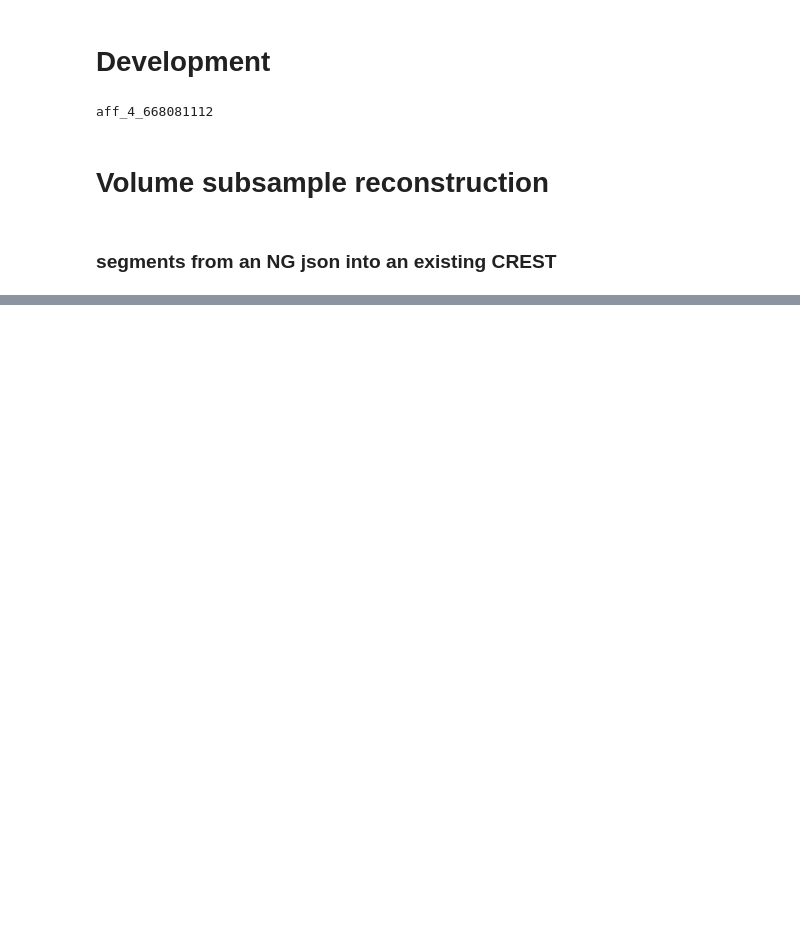
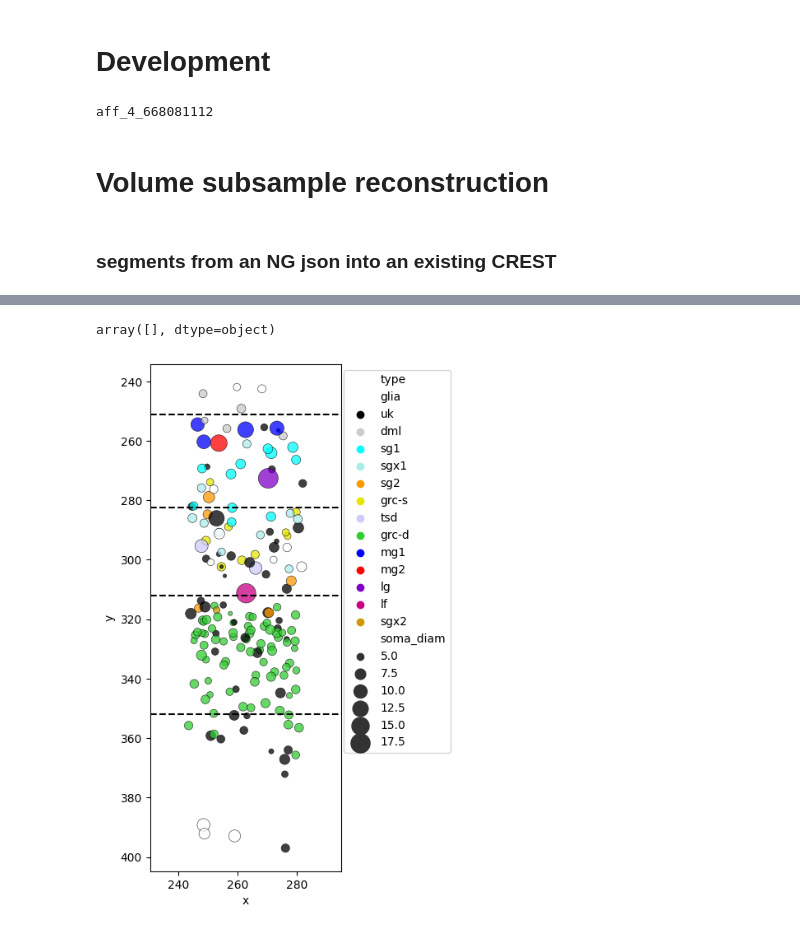
Before and after one commit to neurologic/eCREST, a Jupyter notebook: Network-Visualization.ipynb, the cells around one changed output, grey strips where cells are left out. Saved outputs shown, nothing was run; the diff lists cells and outputs as text; code cells hidden in the pictures; blank space fills up the shorter version.

```diff
--- a/Network-Visualization.ipynb
+++ b/Network-Visualization.ipynb
@@ -2493,0 +2559,44 @@ Saved cell 397873136 reconstruction locally at 2023-06-30 16.34.54
+# %%
+df_in_volume = pd.DataFrame([(i,c_id['type'],c_id['soma_loc'],c_id['soma_diam']) for i,c_id in segs_in_volume.items()],columns =['cid','type','soma_loc','soma_diam'])
+# %%
+df_in_volume[['x', 'y', 'z']] = df_in_volume['soma_loc'].apply(lambda loc: pd.Series(loc))
+df_in_volume.drop(columns=['soma_loc'], inplace=True)
+# %%
+df_in_volume[df_in_volume['soma_diam'].isin([np.NaN])]['cid'].values
+# %% [output]
+array([], dtype=object)
+# %%
+df_in_volume=df_in_volume[df_in_volume['type']!='aff']
+# %%
+syn_colors = {
+    'sgx1':'#adebeb', #'#996633',
+    'sgx2':'#cc9900',
+    'sg1':'#00ffff',
+    'sg2':'#ff9900',
+    'grc-d':'#33cc33',
+    'grc-s':'#e6e600',
+    'dml':'#cccccc',
+    'mg1':'#0000ff',
+    'mg2':'#ff0000',
+    'lg':'#8000c8',
+    'lf':'#c80080',
+    'aff':'#ffc0cb',
+    'tsd':'#ccccff',
+    'uk':'#000000',
+    'fov':'#000000',
+    'focal types':'#33cc33',
+    'glia':'#ffffff'
+}
+# %%
+hfig,ax = plt.subplots(1,figsize=(3,8))
+sns.scatterplot(data=df_in_volume,x='x',y='y',hue='type',size='soma_diam',sizes=(10, 300),
+                alpha = 0.75,palette=syn_colors,edgecolor='black')
+for y_ in [22000*16/1000, 19500*16/1000, 17650*16/1000, 15700*16/1000]:
+    ax.axhline(y=y_,color = 'black',linestyle='--')
+sns.move_legend(ax, "upper right", bbox_to_anchor=(1.6, 1))
+ax.invert_yaxis()
+
+plt.axis('equal');
+# ax.set_xlim(240,285)
+# %% [output]
+[figure, added]
```
Also changed, not shown: parts of 56 cells of this notebook, 7 other files.
